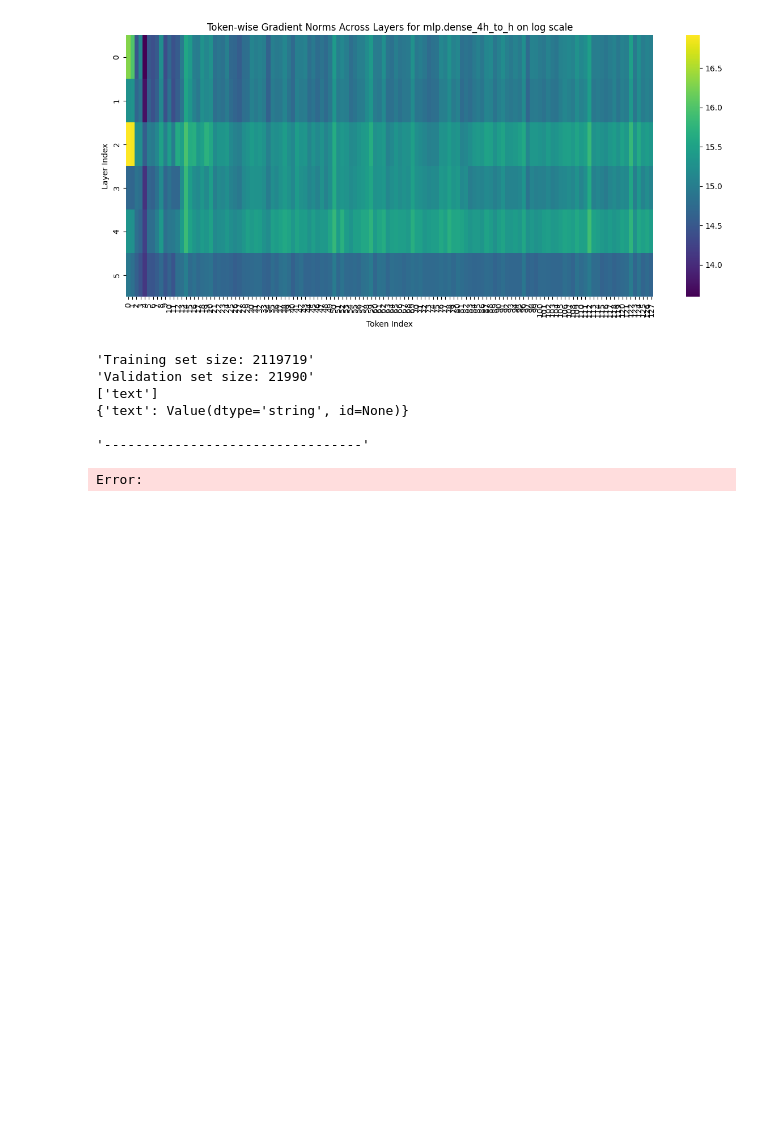
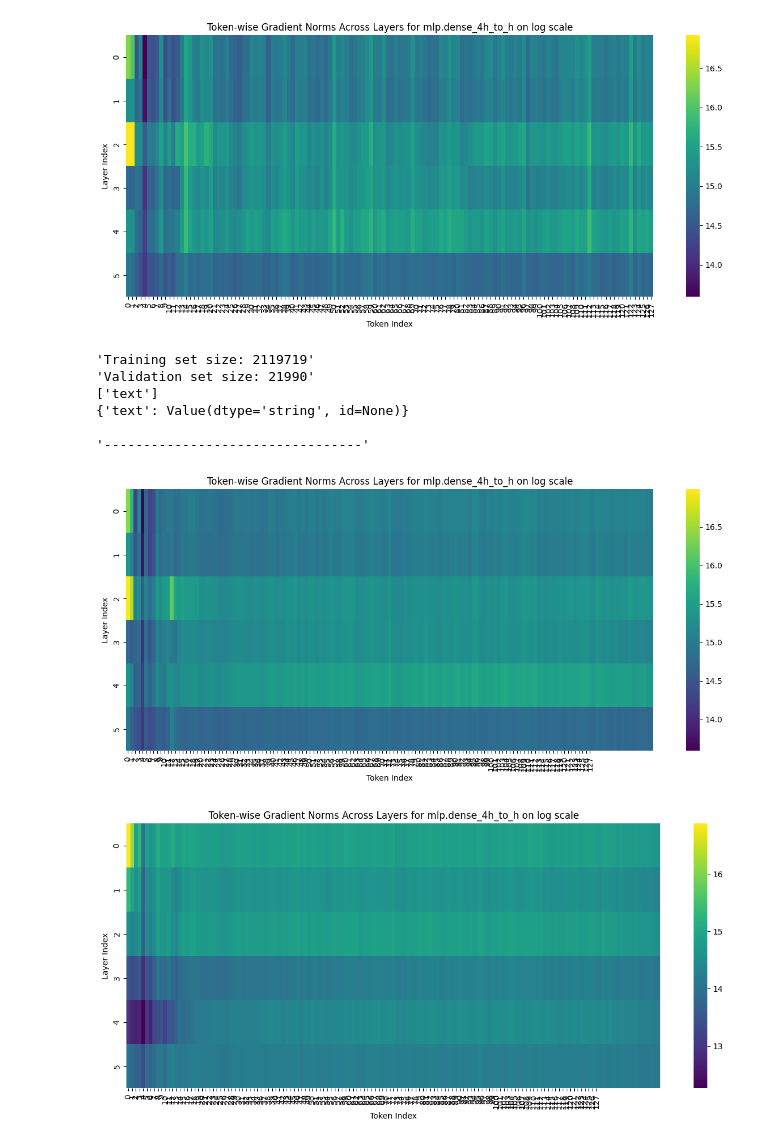
Before and after one commit to MaheepChaudhary/Transit, a Jupyter notebook: scrap/Tutoring.ipynb, the cells around one changed output. Saved outputs shown, nothing was run; the diff lists cells and outputs as text; code cells hidden in the pictures; blank space fills up the shorter version.

```diff
--- a/scrap/Tutoring.ipynb
+++ b/scrap/Tutoring.ipynb
@@ -177,8 +177,8 @@ from tqdm import tqdm
 from dataset import *
 
 # Load the Pythia model and tokenizer
-model = AutoModelForCausalLM.from_pretrained('EleutherAI/pythia-410m')
-tokenizer = AutoTokenizer.from_pretrained('EleutherAI/pythia-410m')
+model = AutoModelForCausalLM.from_pretrained('EleutherAI/pythia-70m')
+tokenizer = AutoTokenizer.from_pretrained('EleutherAI/pythia-70m')
 tokenizer.pad_token = tokenizer.eos_token
 
 # Load and preprocess data
@@ -260,34 +260,35 @@ for index, data in enumerate(tqdm(val_data["text"])):
 
     final_data.append(average_gradients_tensor)
     attn_final_data.append(average_attn_gradients_tensor)
 
     if index == 100:
         break
 
 # Visualize the results
 plt.figure(figsize=(15, 6))
 sns.heatmap(np.mean(np.array(final_data), axis = 0).T, cmap='viridis', cbar=True, yticklabels=range(6), xticklabels=range(128))
 plt.xlabel('Token Index')
 plt.ylabel('Layer Index')
 plt.title('Token-wise Gradient Norms Across Layers for mlp.dense_4h_to_h on log scale')
 plt.show()
 plt.close()
 
 plt.figure(figsize=(15, 6))
 sns.heatmap(np.mean(np.array(attn_final_data), axis = 0).T, cmap='viridis', cbar=True, yticklabels=range(6), xticklabels=range(128))
 plt.xlabel('Token Index')
 plt.ylabel('Layer Index')
 plt.title('Token-wise Gradient Norms Across Layers for mlp.dense_4h_to_h on log scale')
 plt.show()
 plt.close()
 # %% [output]
 'Training set size: 2119719'
 'Validation set size: 21990'
 ['text']
 {'text': Value(dtype='string', id=None)}
 
 '---------------------------------'
-Error:
+[figure, added]
+[figure, added]
 # %%
 import torch
 import numpy as np
```
Also changed, not shown: parts of 1 cell of this notebook, 28 other files.
